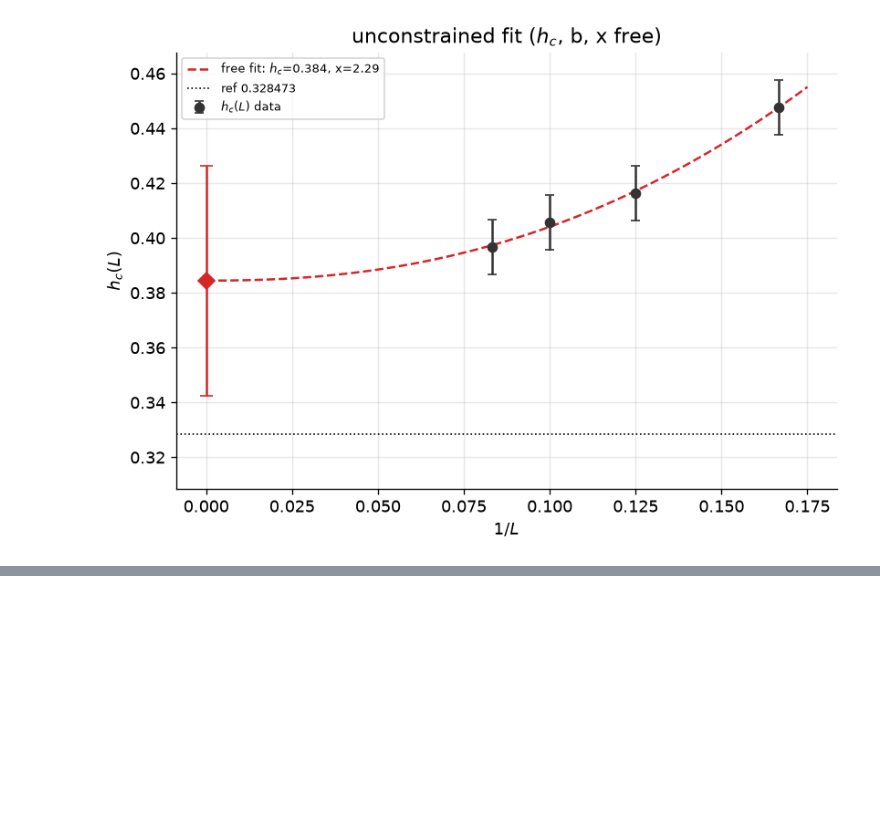
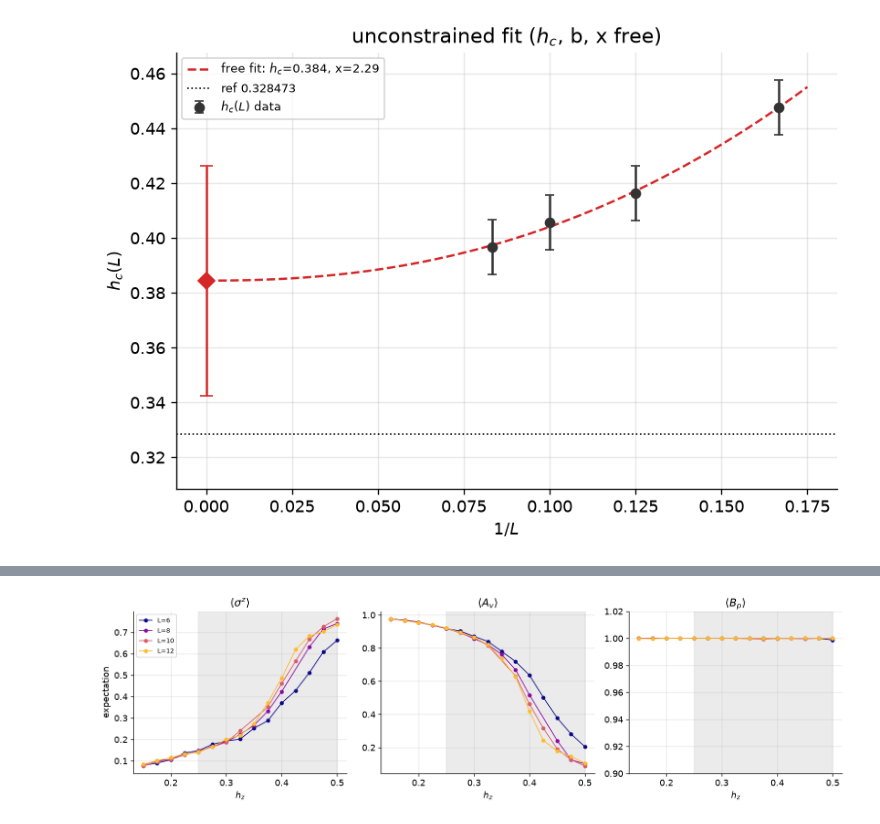
Before and after one commit to SanzharBissenali/2D-TC, a Jupyter notebook: analysis/03_fss.ipynb, the cells around one changed output, grey strips where cells are left out. Saved outputs shown, nothing was run; the diff lists cells and outputs as text; code cells hidden in the pictures; blank space fills up the shorter version.

```diff
--- a/analysis/03_fss.ipynb
+++ b/analysis/03_fss.ipynb
@@ -16,7 +16,10 @@ FIG = Path("../figures"); FIG.mkdir(exist_ok=True)
 def sweep(L):                                   # {hz: data} for finite (non-diverged) runs
     out = {}
     for p in sorted(NQS.glob(f"G-equiv_1_L{L}_hx0.00_hz*.json")):
-        hz = float(re.search(r"hz([\d.]+)\.json", p.name).group(1))
+        m = re.search(r"hz([\d.]+)\.json", p.name)
+        if not m:                               # skip variant files (e.g. *_tf.json)
+            continue
+        hz = float(m.group(1))
         E = np.array([complex(x).real for x in json.load(open(p))["energy"]])
         if np.isfinite(E[-1]):
             out[hz] = json.load(open(p))
@@ -218,0 +234,24 @@ unconstrained:  h_c = 0.3844 ± 0.04203   b = 3.804 ± 18.57   x = 2.287 ± 3.05
+# %%
+# --- accessors: magnetization + stabilizers (last-step values) ---
+mag_z   = lambda d: float(np.mean(d["order_params"]["magnetization_Zmean"][-1]))       # <sigma^z>, rises 0->1
+stab_Av = lambda d: d["order_params"]["WilsonBFFM"][-1][0] if d["order_params"]["WilsonBFFM"] else np.nan  # <A_v>=<W_X>, drops 1->0
+stab_Bp = lambda d: d["order_params"]["WilsonBFFM"][-1][4] if d["order_params"]["WilsonBFFM"] else np.nan  # <B_p>=<W_Z>, flat under hz
+
+# observables we FIT (responsive to hz); B_p is a flat diagnostic only
+OBS_SIMPLE = {r"$\langle\sigma^z\rangle$": mag_z, r"$\langle A_v\rangle$": stab_Av}
+DIAG       = {r"$\langle B_p\rangle$": stab_Bp}
+
+# raw curves vs hz, all L overlaid (shaded band = HZ_FIT window used by the fits)
+fig, axes = plt.subplots(1, 3, figsize=(13, 3.8))
+for ax, (oname, fn) in zip(axes, {**OBS_SIMPLE, **DIAG}.items()):
+    for L in Ls:
+        hz, y = curve(L, fn)
+        ax.plot(hz, y, "o-", color=cols[L], ms=4, lw=1, label=f"L={L}")
+    ax.axvspan(*HZ_FIT, color="0.85", alpha=0.5, zorder=0)
+    ax.set(xlabel="$h_z$", title=oname)
+axes[0].set_ylabel("expectation"); axes[0].legend(fontsize=8)
+axes[2].set_ylim(0.9, 1.02)                       # B_p ~ 1: zoom to show it is flat (no signal)
+fig.tight_layout()
+# fig.savefig(FIG / "fss_simple_curves.png", dpi=300, bbox_inches="tight")
+# %% [output]
+[figure, added]
```
Also changed, not shown: parts of 4 cells of this notebook, 10 other files.
